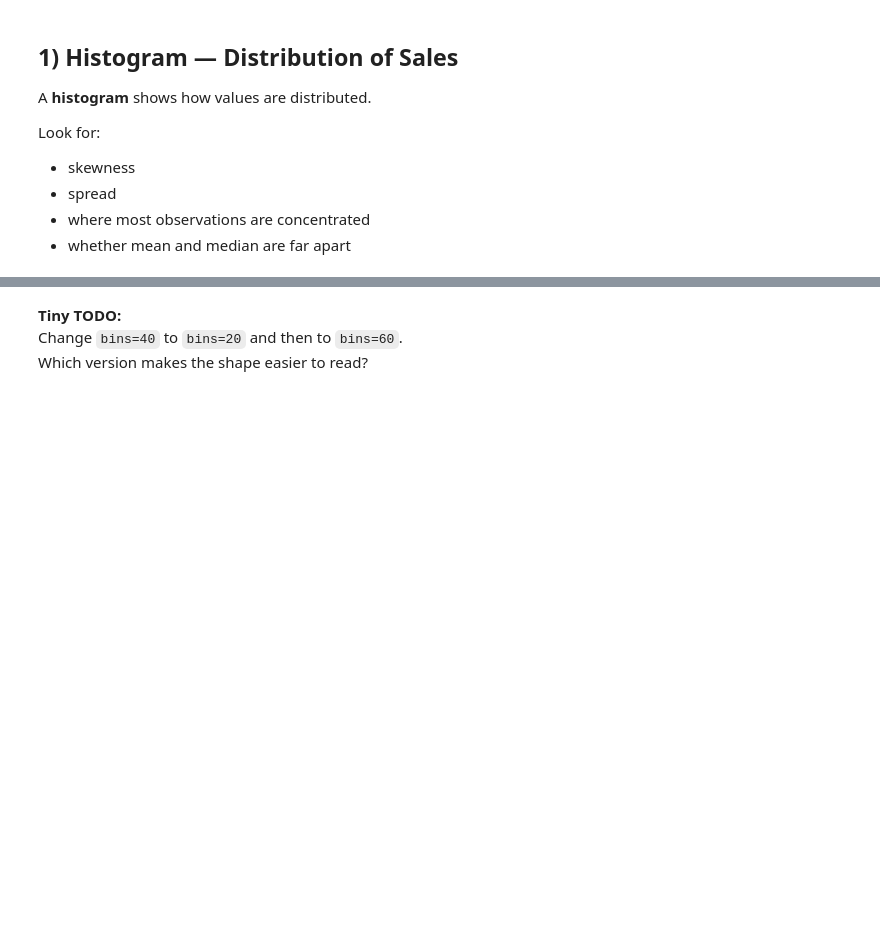
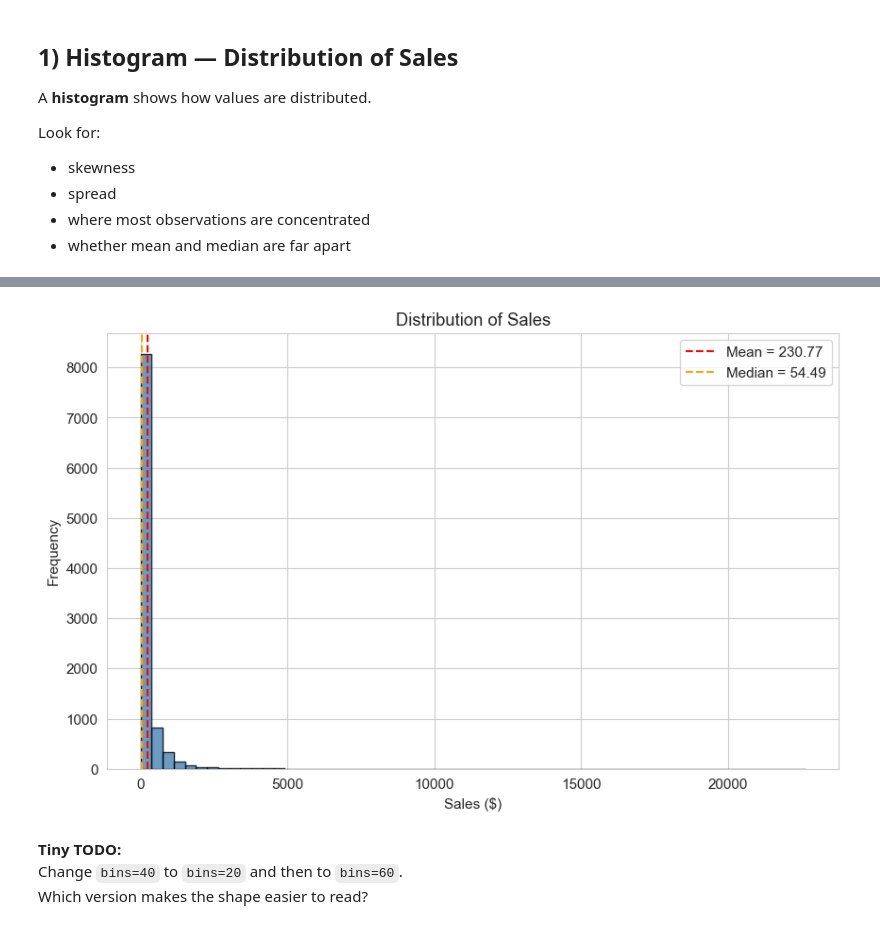
Before and after one commit to Kaizen-is/AI-and-ML-Practicum, a Jupyter notebook: Data Visualization/m2_c3_visualization_level1_guided.ipynb, the cells around one changed output, grey strips where cells are left out. Saved outputs shown, nothing was run; the diff lists cells and outputs as text; code cells hidden in the pictures; blank space fills up the shorter version.

```diff
--- a/Data Visualization/m2_c3_visualization_level1_guided.ipynb
+++ b/Data Visualization/m2_c3_visualization_level1_guided.ipynb
@@ -68,7 +118,7 @@ def pick_superstore_csv(folder):
     if not csv_files:                                                                                 # Check if list empty
         raise FileNotFoundError(f"No CSV files found in: {folder}")                                   # Raise error if no files
 
-    preferred_names = ["superstore_cleaned.csv", "SampleSuperstore.csv", "sample_superstore.csv"]     # Target file names
+    preferred_names = ["superstore_cleaned.csv", "train.csv"]     # Target file names
 
     for target_name in preferred_names:                                                               # Search preferred names
         for file_path in csv_files:                                                                   # Iterate found files
@@ -113,3 +165,5 @@ df.head()
+# %%
+df = pd.read_csv("train.csv")
 # %%
 def first_match(columns, include=None, exclude=None, exact=None):                 # Define column matching function
     include = include or []                                                        # Default include to empty list
@@ -181,3 +237,19 @@ plt.show()
+# %%
+fig, ax = plt.subplots()                                                             # Create figure and axis objects
+ax.hist(df[sales_col].dropna(), bins=60, color="steelblue", edgecolor="black", alpha=0.8) # Plot histogram of sales data
+
+sales_mean = df[sales_col].mean()                                                       # Calculate mean of sales
+sales_median = df[sales_col].median()                                                   # Calculate median of sales
+ax.axvline(sales_mean, color="red", linestyle="--", label=f"Mean = {sales_mean:.2f}")       # Add vertical line for mean
+ax.axvline(sales_median, color="orange", linestyle="--", label=f"Median = {sales_median:.2f}") # Add vertical line for median
+
+ax.set_title("Distribution of Sales")                                                   # Set plot title
+ax.set_xlabel("Sales ($)")                                                              # Set x-axis label
+ax.set_ylabel("Frequency")                                                              # Set y-axis label
+ax.legend()                                                                             # Show legend for lines
+plt.show()                                                                              # Render the final plot
+# %% [output]
+[figure, added]
 # %% [markdown]
 **Tiny TODO:**
 Change `bins=40` to `bins=20` and then to `bins=60`.
```
Also changed, not shown: parts of 13 cells of this notebook, 2 other files.
